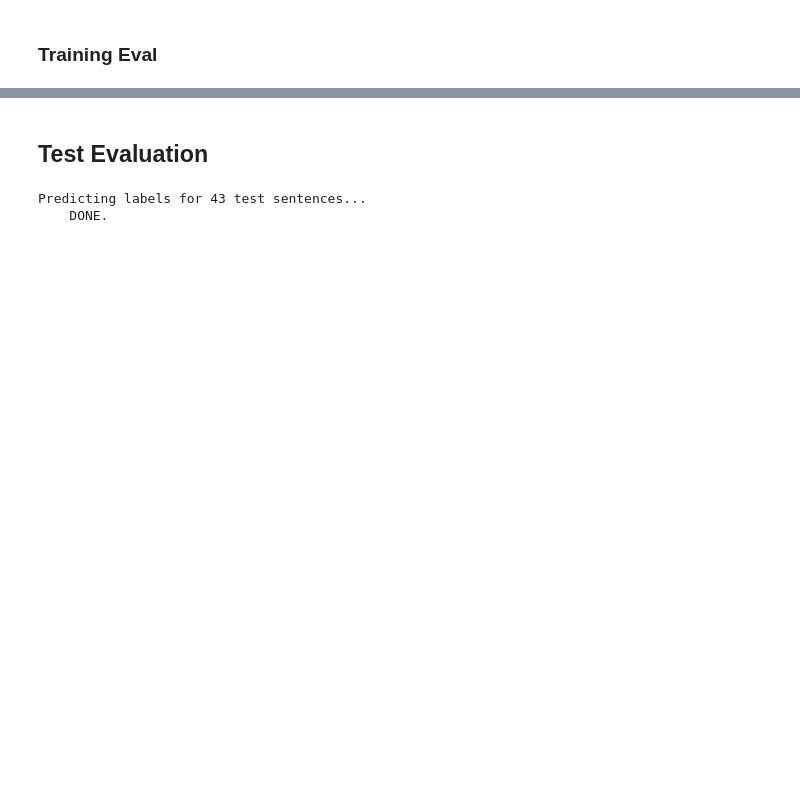
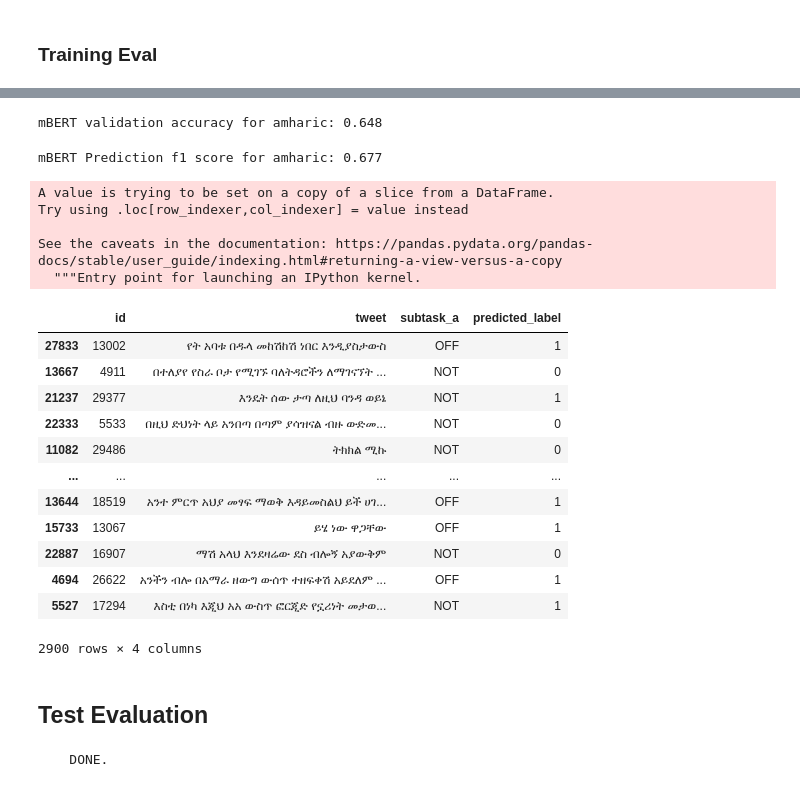
Before and after one commit to jcweaver/w266-project, a Jupyter notebook: mBERT_pytorch.ipynb, the cells around one changed output, grey strips where cells are left out. Drawn from its saved outputs; the diff is of its cells as text; code cells hidden in the pictures; blank space fills up the shorter version.

```diff
--- a/mBERT_pytorch.ipynb
+++ b/mBERT_pytorch.ipynb
@@ -684,0 +753,43 @@ plt.show()
+# %%
+# Combine the results across all batches.
+flat_predictions = np.concatenate(predictions, axis=0)
+flat_true_labels = np.concatenate(true_labels, axis=0)
+
+# For each sample, pick the label (0, 1) with the highest score.
+predicted_labels = np.argmax(flat_predictions, axis=1).flatten()
+# %%
+# Tally the number of correct predictions to get our accuracy.
+accuracy = (predicted_labels == flat_true_labels).mean()
+
+print('mBERT validation accuracy for amharic: {:.3f}'.format(accuracy))
+# %% [output]
+mBERT validation accuracy for amharic: 0.648
+# %%
+score = f1_score(flat_true_labels, predicted_labels)
+print('mBERT Prediction f1 score for amharic: {:.3f}'.format(score))
+# %% [output]
+mBERT Prediction f1 score for amharic: 0.677
+# %%
+amharic_dev['predicted_label'] = predicted_labels
+# %% [output]
+A value is trying to be set on a copy of a slice from a DataFrame.
+Try using .loc[row_indexer,col_indexer] = value instead
+
+See the caveats in the documentation: https://pandas.pydata.org/pandas-docs/stable/user_guide/indexing.html#returning-a-view-versus-a-copy
+  """Entry point for launching an IPython kernel.
+# %%
+amharic_dev
+# %% [output]
+|  | id | tweet | subtask_a | predicted_label |
+| 27833 | 13002 | የት አባቱ በዱላ መከሽከሽ ነበር እንዲያስታውስ | OFF | 1 |
+| 13667 | 4911 | በተለያየ የስራ ቦታ የሚገኙ ባለትዳሮችን ለማገናኘት ... | NOT | 0 |
+| 21237 | 29377 | እንዴት ሰው ታጣ ለዚህ ባንዳ ወይኔ | NOT | 1 |
+| 22333 | 5533 | በዚህ ድህነት ላይ አንበጣ በጣም ያሳዝናል ብዙ ውድመ... | NOT | 0 |
+| 11082 | 29486 | ትክክል ሚኩ | NOT | 0 |
+| ... | ... | ... | ... | ... |
+| 13644 | 18519 | አንተ ምርጥ አህያ መፃፍ ማወቅ እዳይመስልህ ይች ሀገ... | OFF | 1 |
+| 15733 | 13067 | ይሄ ነው ዋጋቸው | OFF | 1 |
+| 22887 | 16907 | ማሽ አላህ እንደዛሬው ደስ ብሎኝ አያውቅም | NOT | 0 |
+| 4694 | 26622 | አንችን ብሎ በአማራ ዘውግ ውሰጥ ተዘፍቀሽ አይደለም ... | OFF | 1 |
+| 5527 | 17294 | እስቲ በነካ እጂህ አአ ውስጥ ፎርጂድ የኗሪነት መታወ... | NOT | 1 |
+2900 rows × 4 columns
@@ -687,7 +801,7 @@ plt.show()
 # %%
 # Prediction on test set
 
-print('Predicting labels for {:,} test sentences...'.format(len(input_ids)))
+#print('Predicting labels for {:,} test sentences...'.format(len(input_ids)))
 
 # Put model in evaluation mode
 model.eval()
@@ -722,7 +836,6 @@ for batch in prediction_dataloader:
 
 print('    DONE.')
 # %% [output]
-Predicting labels for 43 test sentences...
     DONE.
 # %%
 # Combine the results across all batches.
```
Also changed, not shown: parts of 34 cells of this notebook, 1 other file.
